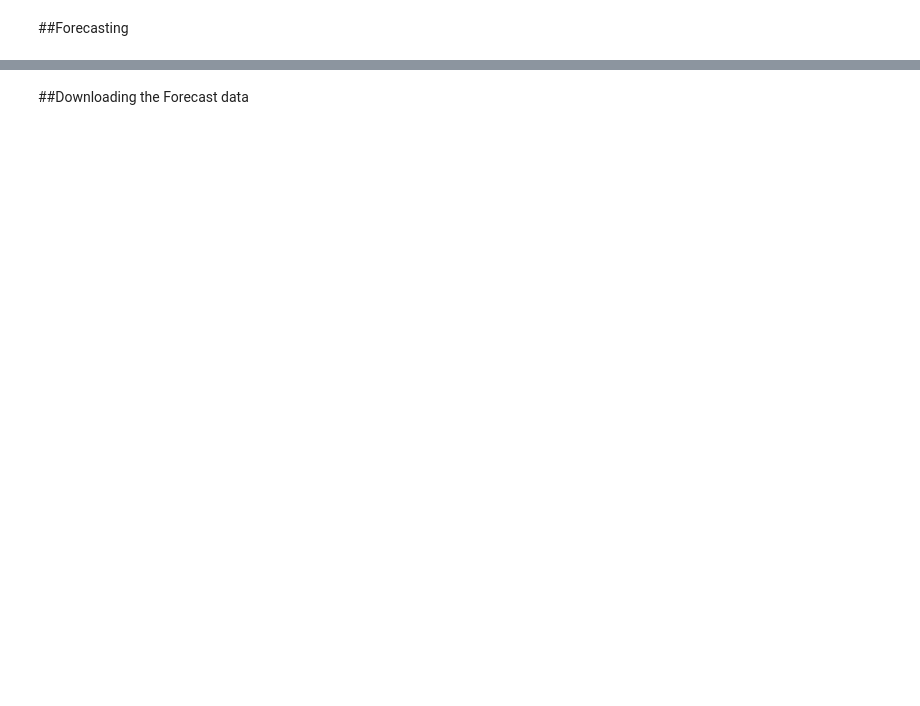
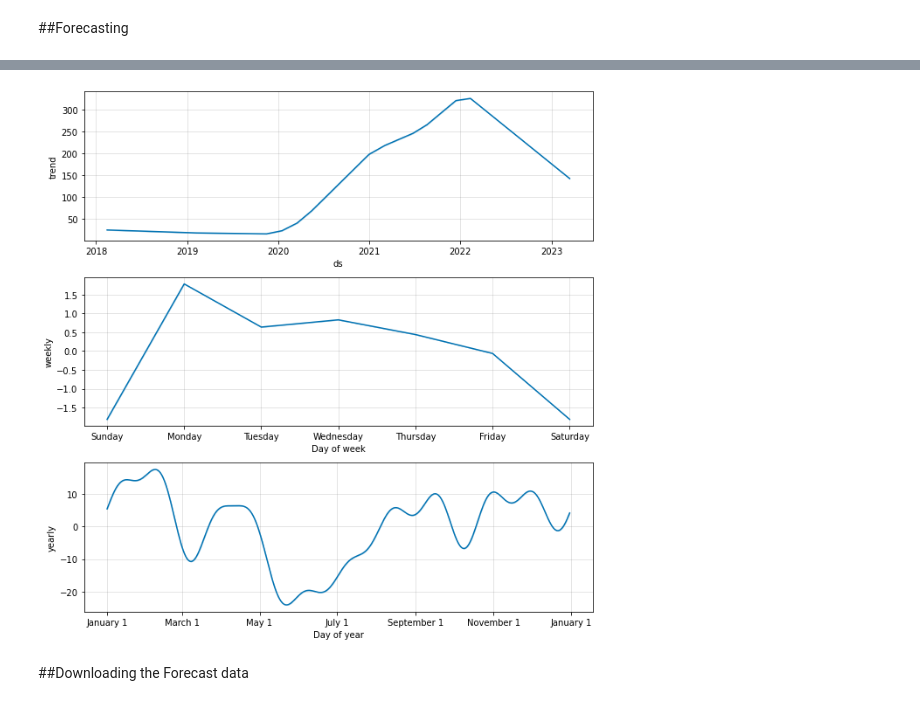
Before and after one commit to alexandrialim/stock-forecaster, a Jupyter notebook: Learner_Notebook_prophet.ipynb, the cells around one changed output, grey strips where cells are left out. Saved outputs shown, nothing was run; the diff lists cells and outputs as text; code cells hidden in the pictures; blank space fills up the shorter version.

```diff
--- a/Learner_Notebook_prophet.ipynb
+++ b/Learner_Notebook_prophet.ipynb
@@ -108,2 +203,6 @@ px.box(df, y="Close")
+# %%
+figure2 = m.plot_components(forecast)
+# %% [output]
+[figure, added]
 # %% [markdown]
 ##Downloading the Forecast data
```
Also changed, not shown: parts of 11 cells of this notebook.
